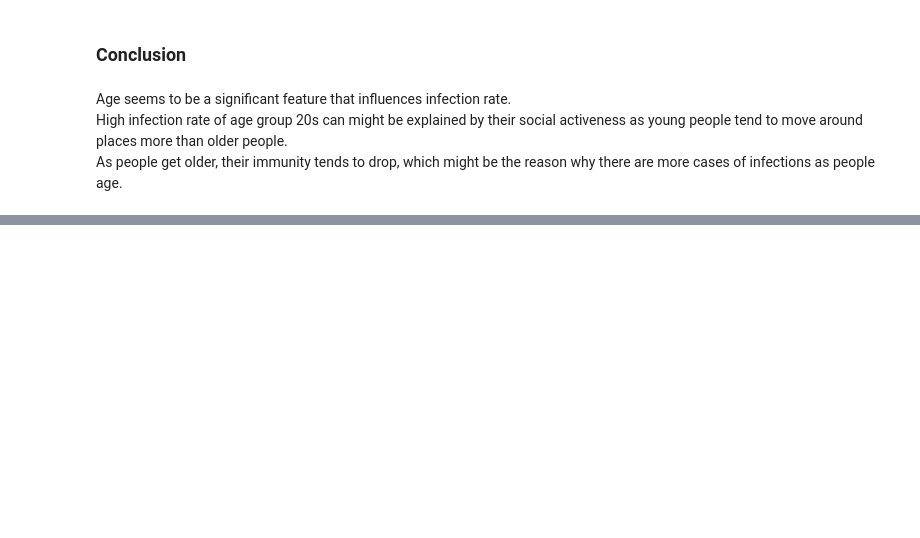
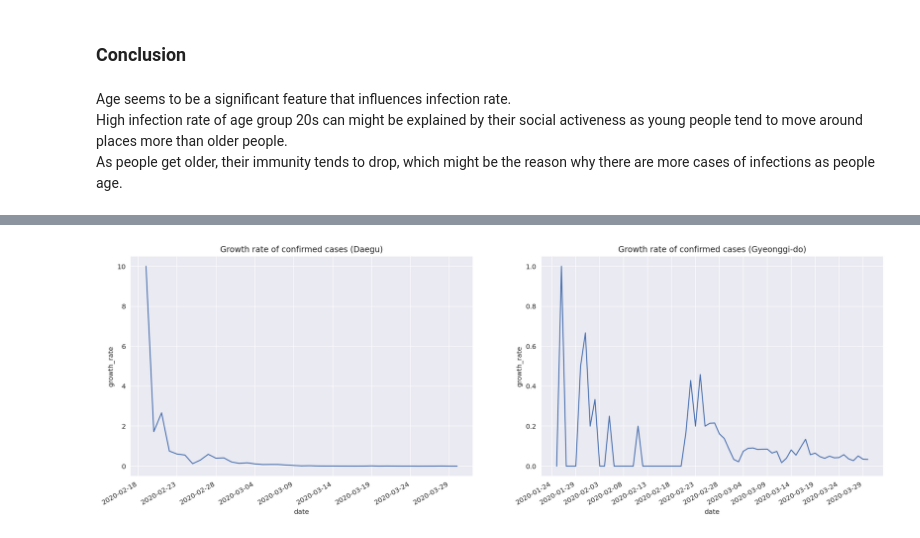
Before and after one commit to hwuiwon/covid-19-analysis-kr, a Jupyter notebook: Covid-19-in-South-Korea.ipynb, the cells around one changed output, grey strips where cells are left out. Saved outputs shown, nothing was run; the diff lists cells and outputs as text; code cells hidden in the pictures; blank space fills up the shorter version.

```diff
--- a/Covid-19-in-South-Korea.ipynb
+++ b/Covid-19-in-South-Korea.ipynb
@@ -221,0 +338,19 @@ Age seems to be a significant feature that influences infection rate.<br>High in
+# %%
+fig, (ax1, ax2) = plt.subplots(ncols=2, figsize=(20, 6))
+location['growth_rate'] = location.groupby('province')[['confirmed']].pct_change()
+
+# Growth rate of confirmed cases in Daegu
+ax1.set_title('Growth rate of confirmed cases (Daegu)')
+sns.lineplot(data=location[location['province'] == 'Daegu'], x='date', y='growth_rate', ax=ax1)
+ax1.xaxis.set_major_locator(ticker.MultipleLocator(base=5))
+plt.setp(ax1.xaxis.get_majorticklabels(), rotation=30, ha='right')
+
+# Growth Rate of confirmed cases in Gyeonggi-do
+ax2.set_title('Growth rate of confirmed cases (Gyeonggi-do)')
+sns.lineplot(data=location[location['province'] == 'Gyeonggi-do'], x='date', y='growth_rate', ax=ax2)
+ax2.xaxis.set_major_locator(ticker.MultipleLocator(base=5))
+plt.setp(ax2.xaxis.get_majorticklabels(), rotation=30, ha='right')
+
+fig.show()
+# %% [output]
+[figure, added]
```
Also changed, not shown: parts of 25 cells of this notebook.
